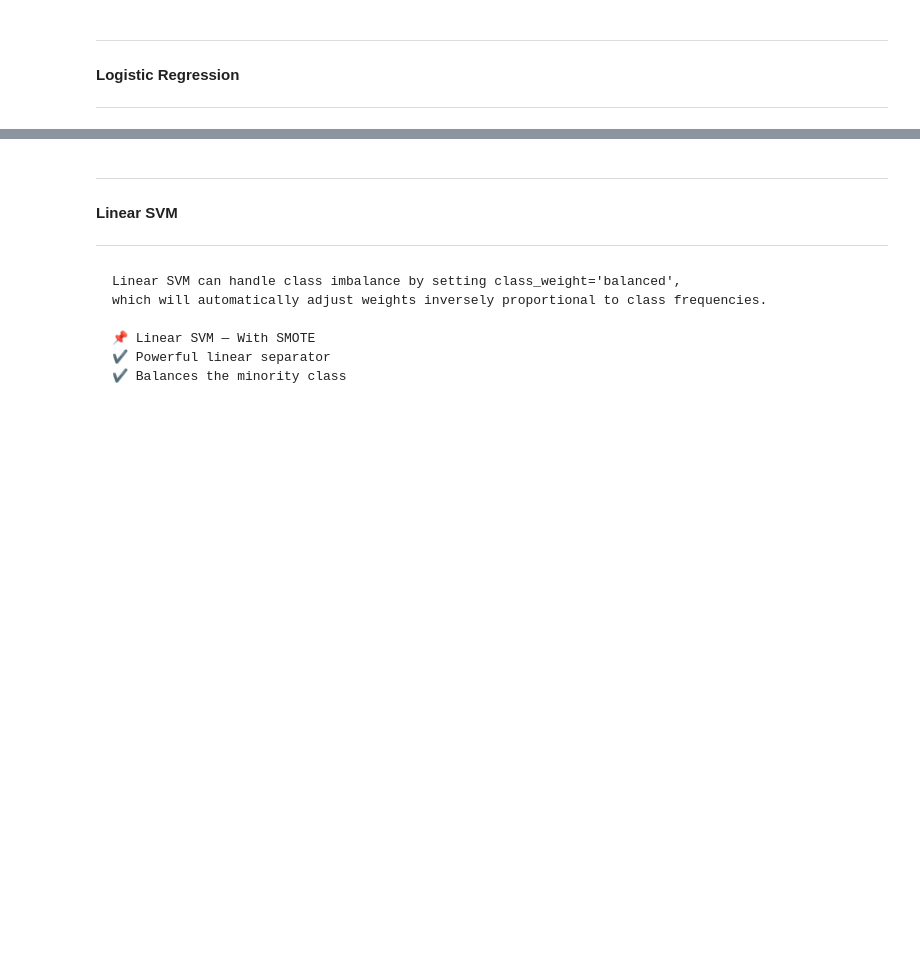
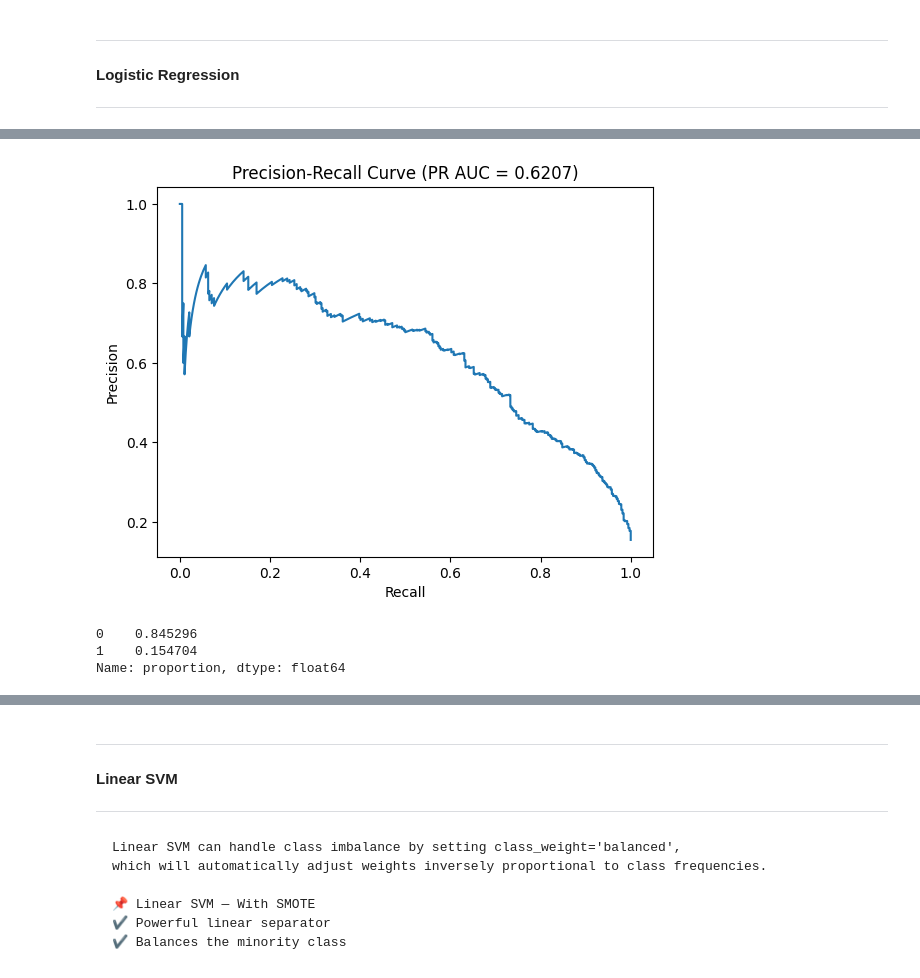
Before and after one commit to sabinagio/ml-ecommerce, a Jupyter notebook: exp-notebooks/S_04_machine-learning.ipynb, the cells around one changed output, grey strips where cells are left out. Saved outputs shown, nothing was run; the diff lists cells and outputs as text; code cells hidden in the pictures; blank space fills up the shorter version.

```diff
--- a/exp-notebooks/S_04_machine-learning.ipynb
+++ b/exp-notebooks/S_04_machine-learning.ipynb
@@ -1230,0 +1371,28 @@ log_reg_model = ImbPipeline([
+# %%
+from sklearn.metrics import precision_recall_curve, average_precision_score
+import matplotlib.pyplot as plt
+
+y_prob = model.predict_proba(X_test)[:, 1]
+
+precision, recall, _ = precision_recall_curve(y_test, y_prob)
+pr_auc = average_precision_score(y_test, y_prob)
+
+plt.figure()
+plt.plot(recall, precision)
+plt.xlabel("Recall")
+plt.ylabel("Precision")
+plt.title(f"Precision-Recall Curve (PR AUC = {pr_auc:.4f})")
+plt.show()
+# %% [output]
+[figure, added]
+# %%
+# Flatten first
+y_train = y_train.values.ravel()
+y_test = y_test.values.ravel()
+
+# Now check balance
+print(pd.Series(y_train).value_counts(normalize=True))
+# %% [output]
+0    0.845296
+1    0.154704
+Name: proportion, dtype: float64
```
Also changed, not shown: parts of 37 cells of this notebook, 10 other files.
